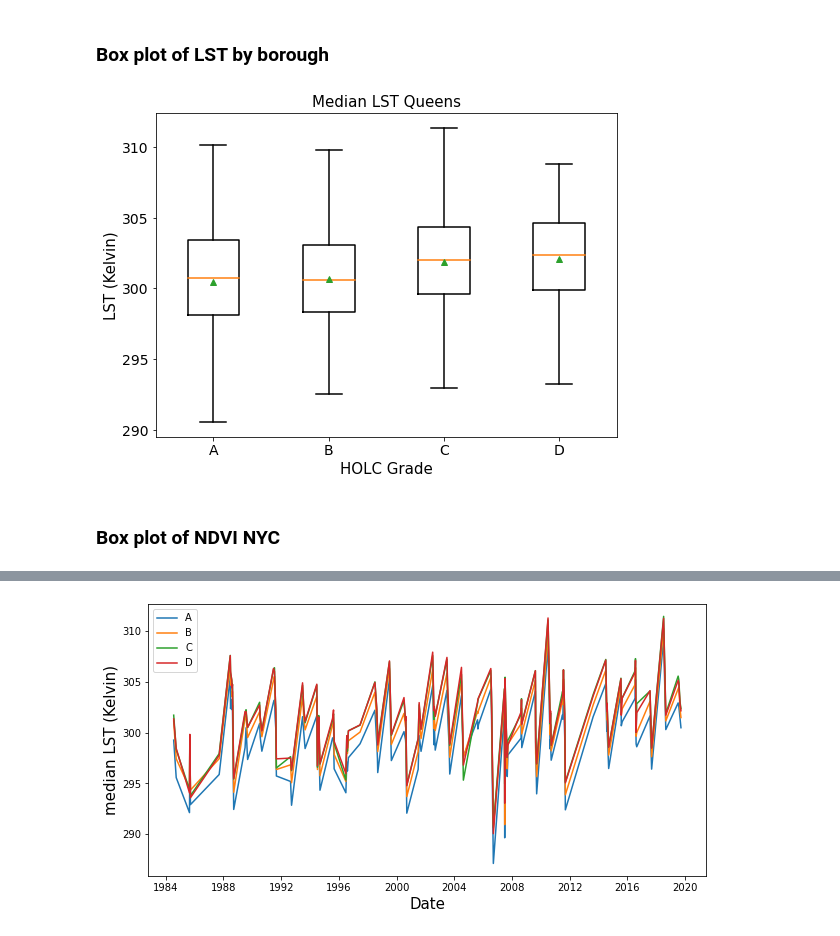
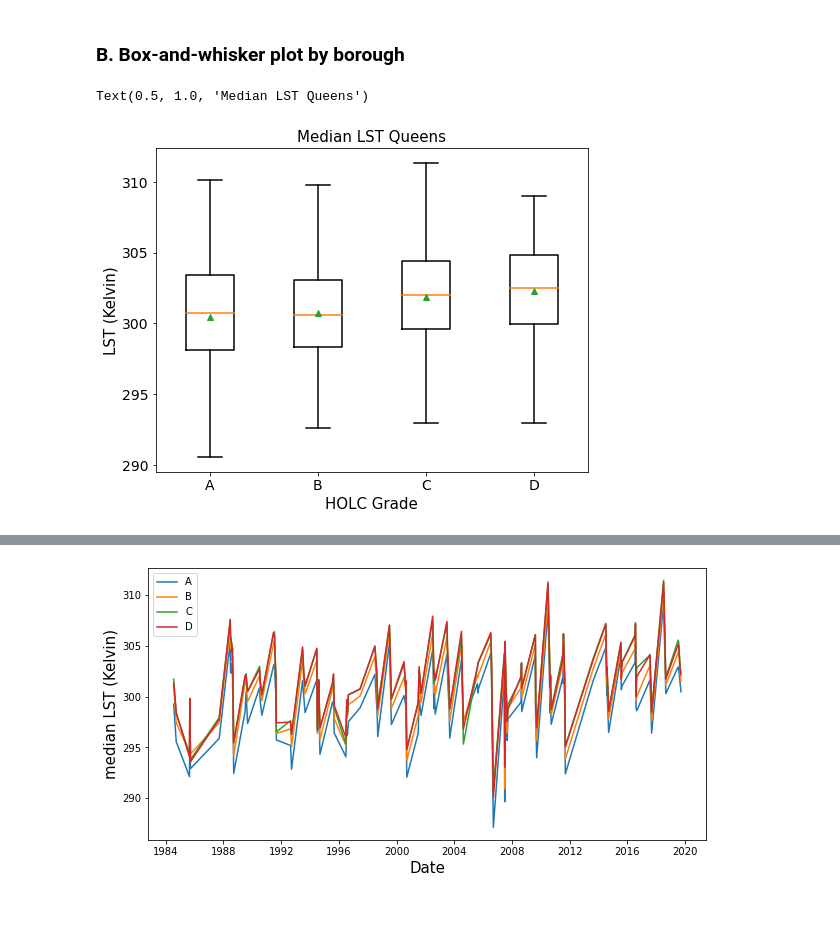
Before and after one commit to aderras/nyc-lst-ndvi, a Jupyter notebook: 00-notebooks/5_plot-results.ipynb, the cells around one changed output, grey strips where cells are left out. Saved outputs shown, nothing was run; the diff lists cells and outputs as text; code cells hidden in the pictures.

```diff
--- a/00-notebooks/5_plot-results.ipynb
+++ b/00-notebooks/5_plot-results.ipynb
@@ -49,13 +80,14 @@ ndvi_stats["datetime"] = parse_date_source_file_col(ndvi_stats)
 # %%
-plt.rcParams["figure.figsize"] = (8,6)
-
+## USER INPUTS ###############################################################
 font_size = 15
 column_choice = "median" # OPTIONS: median, mean, min, max, std
+## END USER INPUTS ###########################################################
 
-ax = lst_stats[lst_stats["loc_year"]=="NYC"].boxplot(
+plt.rcParams["figure.figsize"] = (7.5,6)
+ax = df_stats[df_stats["loc_year"]=="NYC"].boxplot(
                 column=[column_choice],
                 by=["holc_grade"],
-                grid=False,
+                grid=True,
                 showmeans=True,
                 showfliers=False,
                 color=dict(boxes='r', whiskers='r', medians='r',
@@ -68,10 +100,11 @@ ax = lst_stats[lst_stats["loc_year"]=="NYC"].boxplot(
                 fontsize=font_size-1)
 
 ax.set_xlabel("HOLC Grade", fontsize=font_size)
-ax.set_ylabel("LST (Kelvin)", fontsize=font_size)
+ax.set_ylabel(lbls_y[obs_choice], fontsize=font_size)
 fig = ax.get_figure()
 fig.suptitle("") # Remove default Pandas title
-plt.title("Median LST NYC", fontsize=font_size)
-plt.savefig(DIR_FIGS + "/boxplot_nyc_"+column_choice+"_lst.png",
+plt.title("Median "+lbls_plot[obs_choice]+" NYC", fontsize=font_size)
+plt.savefig(DIR_FIGS + "/boxplot_nyc_"+column_choice+"_"+\
+            prefix_fname[obs_choice]+"_filt"+str(pixelfrac_filter)+".png",
             bbox_inches="tight")
 # %% [output]
@@ -79,37 +112,35 @@ plt.savefig(DIR_FIGS + "/boxplot_nyc_"+column_choice+"_lst.png",
 # %% [markdown]
-### Box plot of LST by borough
+### B. Box-and-whisker plot by borough <a id=agg-box-whisker-boro></a>
 # %%
-loc_years = ["NYBrooklyn1938","NYBronx1938","NYManhattan1937",
-             "NYStatenIsland1940","NYQueens1938"]
-labels = ["Brooklyn","Bronx","Manhattan","StatenIsland","Queens"]
+## USER INPUTS #################################################################
+loc_year_choice = 4 # OPTIONS: 0 through 4
+## END USER INPUTS #############################################################
 
 column_choice = "median" # OPTIONS: median, mean, min, max, std
-loc_year_choice = 4 # OPTIONS: 0 through 4
-
-plt.rcParams["figure.figsize"] = (8,6)
+plt.rcParams["figure.figsize"] = (7.5,6)
 font_size = 15
-ax = lst_stats[lst_stats["loc_year"]==loc_years[loc_year_choice]].boxplot(
+ax = df_stats[df_stats["loc_year"]==loc_years[loc_year_choice]].boxplot(
                 column=[column_choice],
                 by=["holc_grade"],
                 grid=False,
                 showmeans=True,
                 showfliers=False,
                 color=dict(boxes='r', whiskers='r', medians='r', caps='r'),
                 boxprops=dict(linestyle='-', linewidth=1.5),
                 flierprops=dict(linestyle='-', linewidth=1.5),
                 medianprops=dict(linestyle='-', linewidth=1.5),
                 whiskerprops=dict(linestyle='-', linewidth=1.5),
                 capprops=dict(linestyle='-', linewidth=1.5),
                 fontsize=font_size-1)
 
 ax.set_xlabel("HOLC Grade", fontsize=font_size)
-ax.set_ylabel("LST (Kelvin)", fontsize=font_size)
+ax.set_ylabel(lbls_y[obs_choice], fontsize=font_size)
 fig = ax.get_figure()
 fig.suptitle("") # Remove default Pandas title
-plt.title("Median LST " + labels[loc_year_choice], fontsize=font_size)
-plt.savefig(DIR_FIGS + "/boxplot_"+labels[loc_year_choice]+"_"+
-            column_choice+"_lst.png",bbox_inches = "tight")
+plt.title("Median " + lbls_plot[obs_choice]+ " " + lbls_boros[loc_year_choice],
+          fontsize=font_size)
+# plt.savefig(DIR_FIGS + "/boxplot_"+lbls_boros[loc_year_choice]+"_"+
+            # column_choice+"_"+prefix_fname[obs_choice]+".png",bbox_inches = "tight")
 # %% [output]
+Text(0.5, 1.0, 'Median LST Queens')
-[figure, old version]
+[figure, new version]
-# %% [markdown]
-### Box plot of NDVI NYC
```
Also changed, not shown: parts of 27 cells of this notebook.
